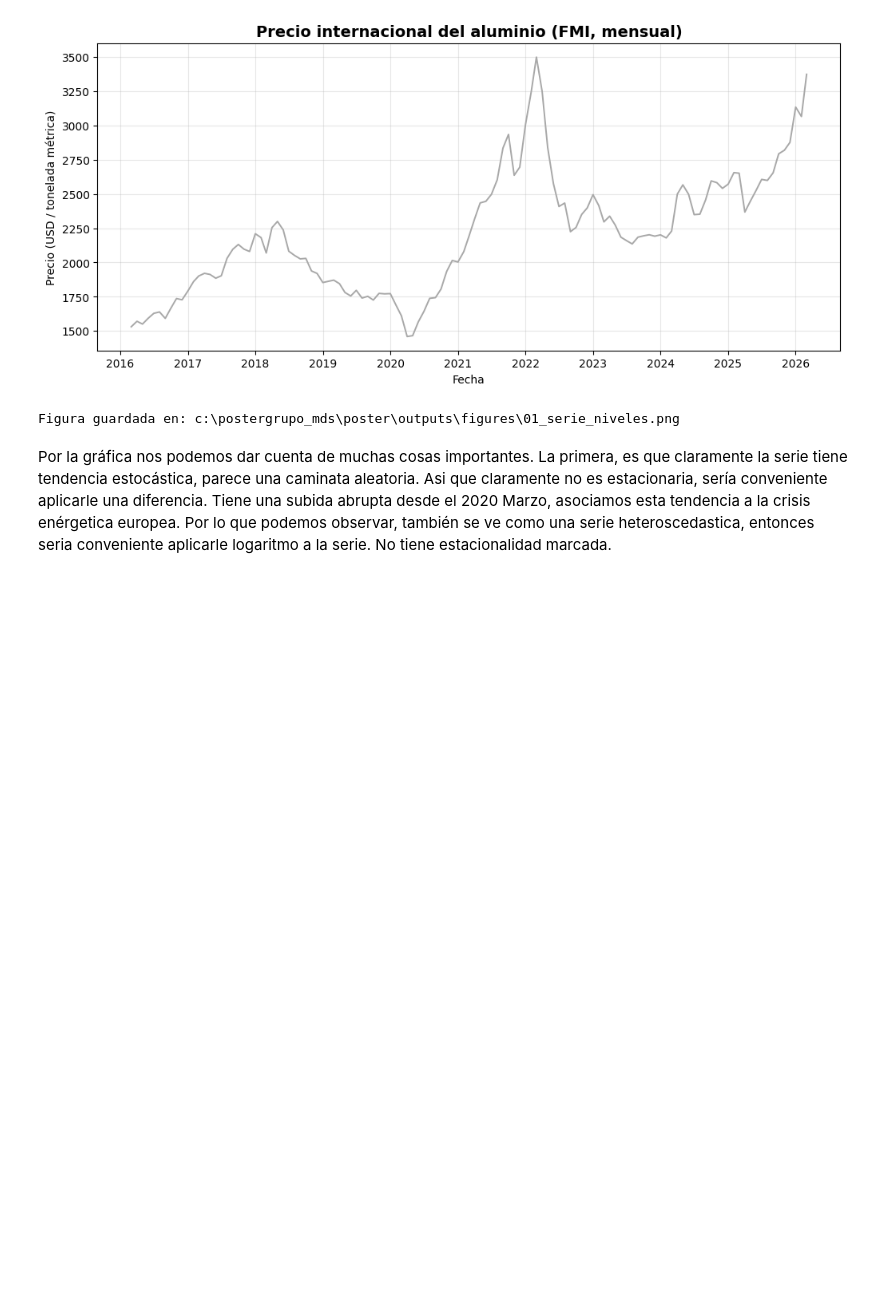
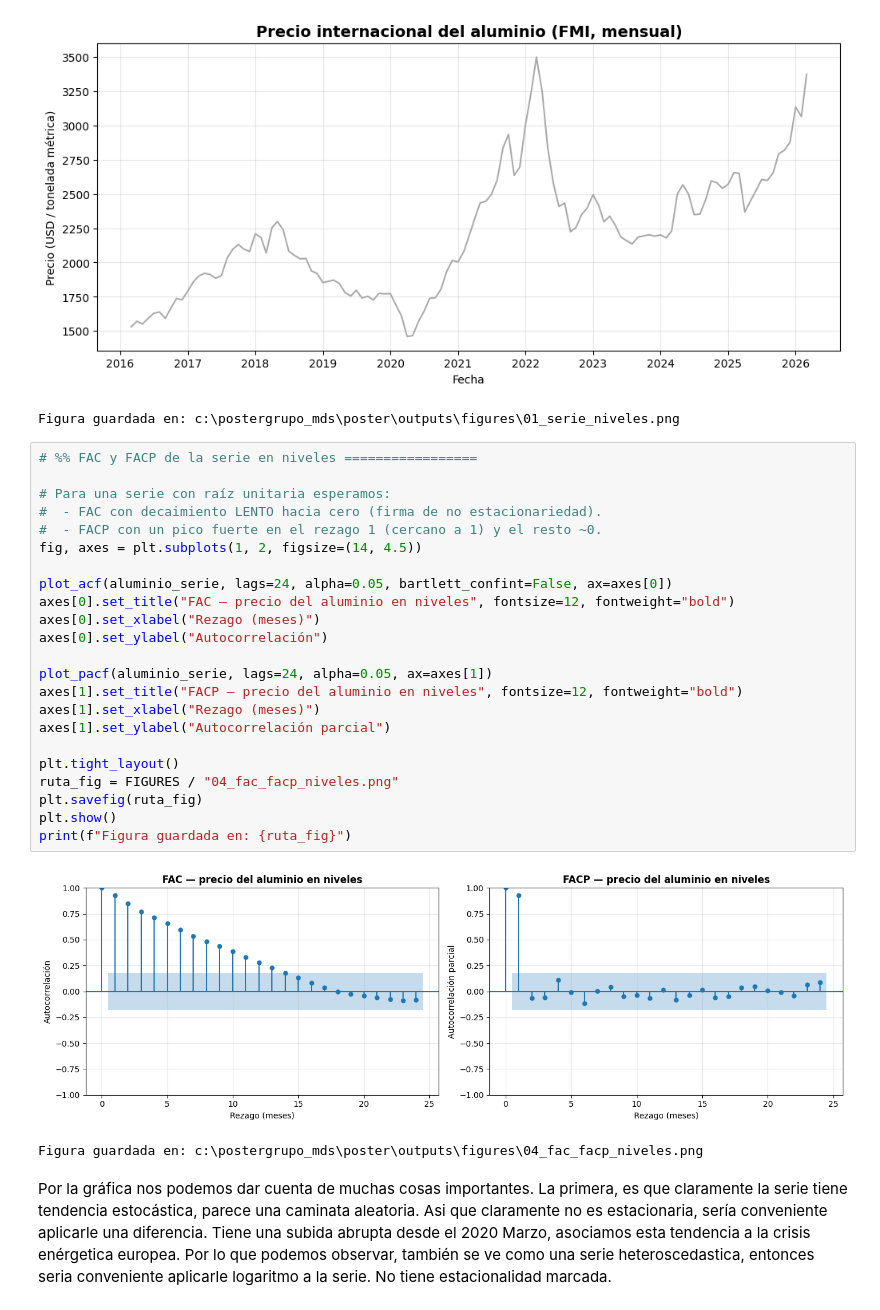
Before and after one commit to dilantovar/poster, a Jupyter notebook: notebooks/01_box_jenkins_aluminium.ipynb, the cells around one changed output. Drawn from its saved outputs; the diff is of its cells as text; blank space fills up the shorter version.

```diff
--- a/notebooks/01_box_jenkins_aluminium.ipynb
+++ b/notebooks/01_box_jenkins_aluminium.ipynb
@@ -298,6 +298,32 @@ print(f"Figura guardada en: {ruta_fig}")
 # %% [output]
 [figure]
 Figura guardada en: c:\postergrupo_mds\poster\outputs\figures\01_serie_niveles.png
+# %%
+# %% FAC y FACP de la serie en niveles =================
+
+# Para una serie con raíz unitaria esperamos:
+#  - FAC con decaimiento LENTO hacia cero (firma de no estacionariedad).
+#  - FACP con un pico fuerte en el rezago 1 (cercano a 1) y el resto ~0.
+fig, axes = plt.subplots(1, 2, figsize=(14, 4.5))
+
+plot_acf(aluminio_serie, lags=24, alpha=0.05, bartlett_confint=False, ax=axes[0])
+axes[0].set_title("FAC — precio del aluminio en niveles", fontsize=12, fontweight="bold")
+axes[0].set_xlabel("Rezago (meses)")
+axes[0].set_ylabel("Autocorrelación")
+
+plot_pacf(aluminio_serie, lags=24, alpha=0.05, ax=axes[1])
+axes[1].set_title("FACP — precio del aluminio en niveles", fontsize=12, fontweight="bold")
+axes[1].set_xlabel("Rezago (meses)")
+axes[1].set_ylabel("Autocorrelación parcial")
+
+plt.tight_layout()
+ruta_fig = FIGURES / "04_fac_facp_niveles.png"
+plt.savefig(ruta_fig)
+plt.show()
+print(f"Figura guardada en: {ruta_fig}")
+# %% [output]
+[figure, added]
+Figura guardada en: c:\postergrupo_mds\poster\outputs\figures\04_fac_facp_niveles.png
 # %% [markdown]
 Por la gráfica nos podemos dar cuenta de muchas cosas importantes. La primera, es que claramente la serie tiene tendencia estocástica, parece una caminata aleatoria. Asi que claramente no es estacionaria, sería conveniente aplicarle una diferencia. Tiene una subida abrupta desde el 2020 Marzo, asociamos esta tendencia a la crisis enérgetica europea. Por lo que podemos observar, también se ve como una serie heteroscedastica, entonces seria conveniente aplicarle logaritmo a la serie. No tiene estacionalidad marcada.
 # %% [markdown]
```
Also changed, not shown: parts of 24 cells of this notebook, 7 other files.
